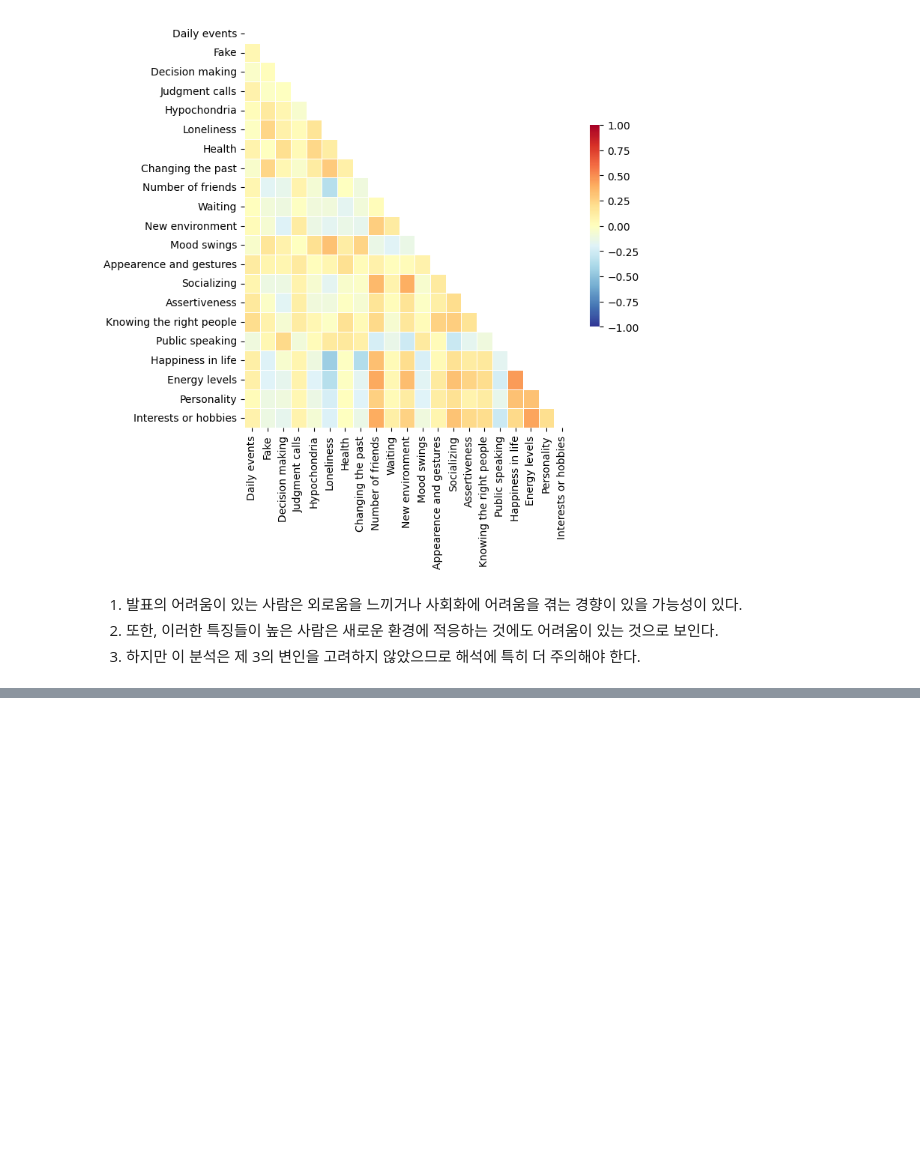
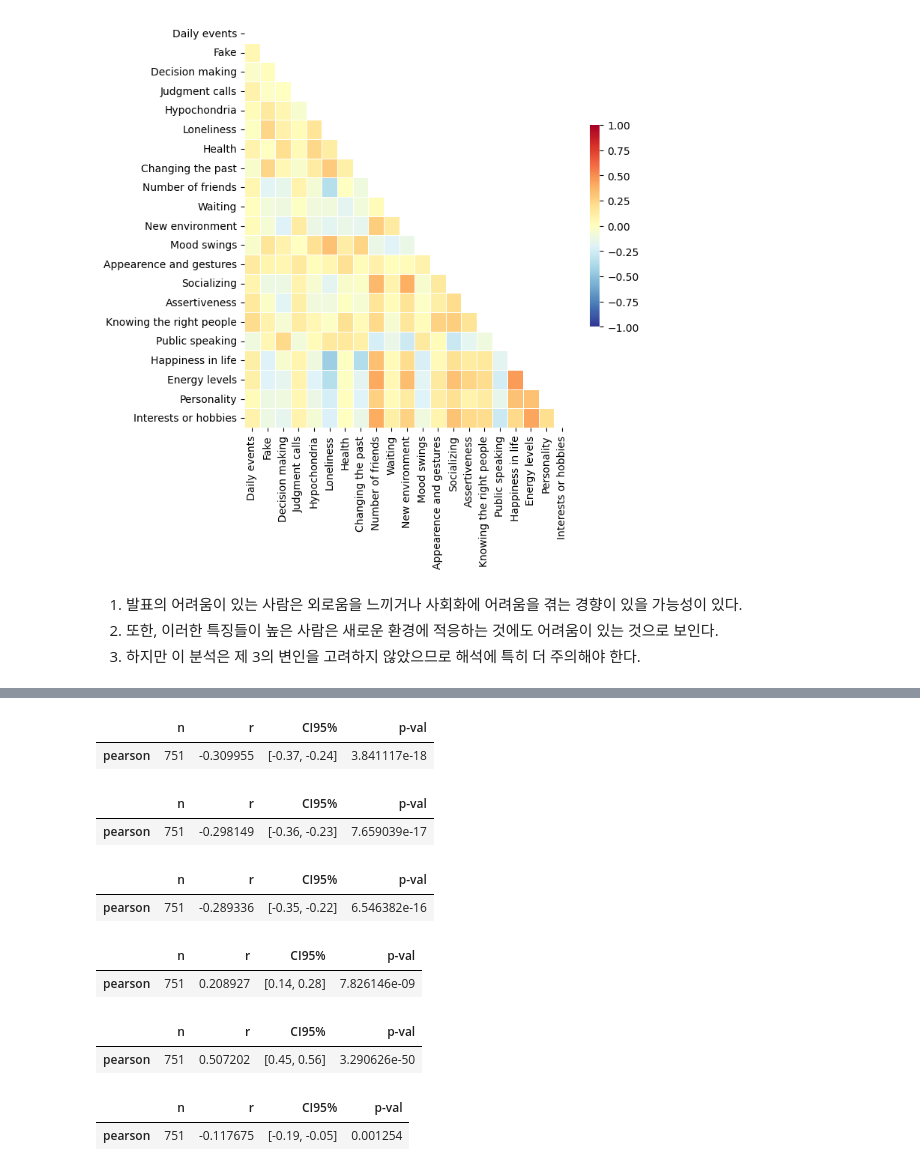
Before and after one commit to 12yoonj/data-analysis-practice, a Jupyter notebook: young_people_survey/young_people.ipynb, the cells around one changed output, grey strips where cells are left out. Drawn from its saved outputs; the diff is of its cells as text; code cells hidden in the pictures; blank space fills up the shorter version.

```diff
--- a/young_people_survey/young_people.ipynb
+++ b/young_people_survey/young_people.ipynb
@@ -331,0 +381,2 @@ Deprecated in NumPy 1.20; for more details and guidance: https://numpy.org/devdo
+# %%
+young_dummy = pd.get_dummies(young, columns = ['Gender'])
@@ -331,0 +403,32 @@ Deprecated in NumPy 1.20; for more details and guidance: https://numpy.org/devdo
+# %%
+import pingouin as pg
+
+pg.partial_corr(data=young_dummy, x='Socializing', y='Fear of public speaking', covar=['Gender_female', 'Gender_male'])
+# %% [output]
+|  | n | r | CI95% | p-val |
+| pearson | 751 | -0.309955 | [-0.37, -0.24] | 3.841117e-18 |
+# %%
+pg.partial_corr(data=young_dummy, x='Number of friends', y='Fear of public speaking', covar=['Gender_female', 'Gender_male'])
+# %% [output]
+|  | n | r | CI95% | p-val |
+| pearson | 751 | -0.298149 | [-0.36, -0.23] | 7.659039e-17 |
+# %%
+pg.partial_corr(data=young_dummy, x='New environment', y='Fear of public speaking', covar=['Gender_female', 'Gender_male'])
+# %% [output]
+|  | n | r | CI95% | p-val |
+| pearson | 751 | -0.289336 | [-0.35, -0.22] | 6.546382e-16 |
+# %%
+pg.partial_corr(data=young_dummy, x='Loneliness', y='Fear of public speaking', covar=['Gender_female', 'Gender_male'])
+# %% [output]
+|  | n | r | CI95% | p-val |
+| pearson | 751 | 0.208927 | [0.14, 0.28] | 7.826146e-09 |
+# %%
+pg.partial_corr(data=young_dummy, x='Public speaking', y='Fear of public speaking', covar=['Gender_female', 'Gender_male'])
+# %% [output]
+|  | n | r | CI95% | p-val |
+| pearson | 751 | 0.507202 | [0.45, 0.56] | 3.290626e-50 |
+# %%
+pg.partial_corr(data=young_dummy, x='Appearence and gestures', y='Fear of public speaking', covar=['Gender_female', 'Gender_male'])
+# %% [output]
+|  | n | r | CI95% | p-val |
+| pearson | 751 | -0.117675 | [-0.19, -0.05] | 0.001254 |
```
Also changed, not shown: parts of 14 cells of this notebook.
